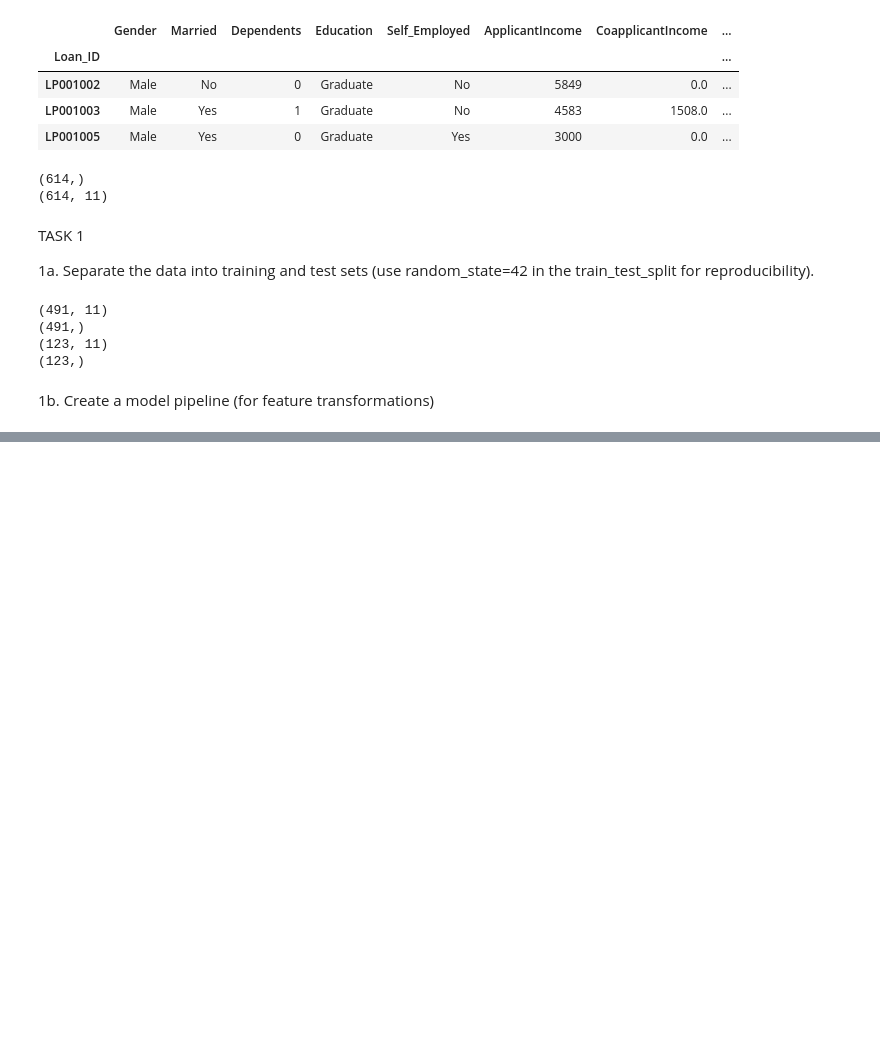
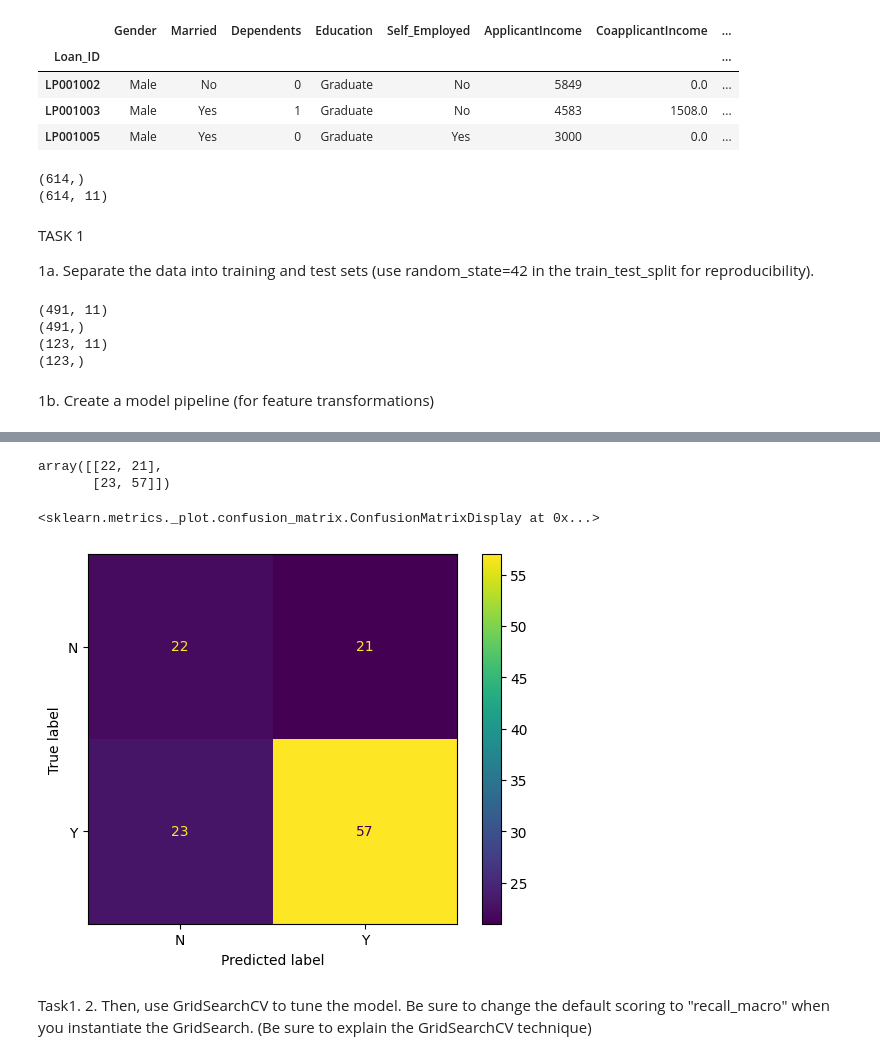
Before and after one commit to ayebaishmo/Loan_ML, a Jupyter notebook: Ayebazibwe_Ishmael.ipynb, the cells around one changed output, grey strips where cells are left out. Saved outputs shown, nothing was run; the diff lists cells and outputs as text; code cells hidden in the pictures; blank space fills up the shorter version.

Commit message:
default model

```diff
--- a/Ayebazibwe_Ishmael.ipynb
+++ b/Ayebazibwe_Ishmael.ipynb
@@ -92,0 +129,6 @@ numerical_pipeline = Pipeline(steps=[
+# %%
+# we instatiate the our defalut decision tree classifier
+default_dec_tree =  DecisionTreeClassifier(random_state=42)
+# %%
+# Fit the default model
+default_dec_tree.fit(X_train_transformed, y_train)
@@ -92,0 +137,9 @@ numerical_pipeline = Pipeline(steps=[
+# %%
+# test the model
+# Before I test the model we need to tranform the test set too, to make the data clean and suitable the model
+# However since I have already created the Pipelines lets transform the test set immediately
+X_test_transformed = column_transformer.fit_transform(X_test)
+# I transform the array to dataframe in order to capture feature names created during the encoding
+X_test_transformed = pd.DataFrame(X_test_transformed, columns=column_transformer.get_feature_names_out())
+# print out the first three rows and the shpe to make sure am using the right test set
+X_test_transformed.head(3)
@@ -92,0 +156,4 @@ numerical_pipeline = Pipeline(steps=[
+# %%
+# Then now I can test model
+default_test_pred =  default_dec_tree.predict(X_test_transformed)
+default_test_pred
@@ -92,0 +184,14 @@ numerical_pipeline = Pipeline(steps=[
+# %%
+# Then we print out the confusion_matrix
+confusion_matrix(y_test, default_test_pred)
+# %% [output]
+array([[22, 21],
+       [23, 57]])
+# %%
+# let me now display it well
+ConfusionMatrixDisplay.from_predictions(y_test, default_test_pred)
+# %% [output]
+<sklearn.metrics._plot.confusion_matrix.ConfusionMatrixDisplay at 0x...>
+[figure, added]
+# %% [markdown]
+Task1. 2. Then, use GridSearchCV to tune the model. Be sure to change the default scoring to "recall_macro" when you instantiate the GridSearch.  (Be sure to explain the GridSearchCV technique)
```
Also changed, not shown: parts of 14 cells of this notebook.
